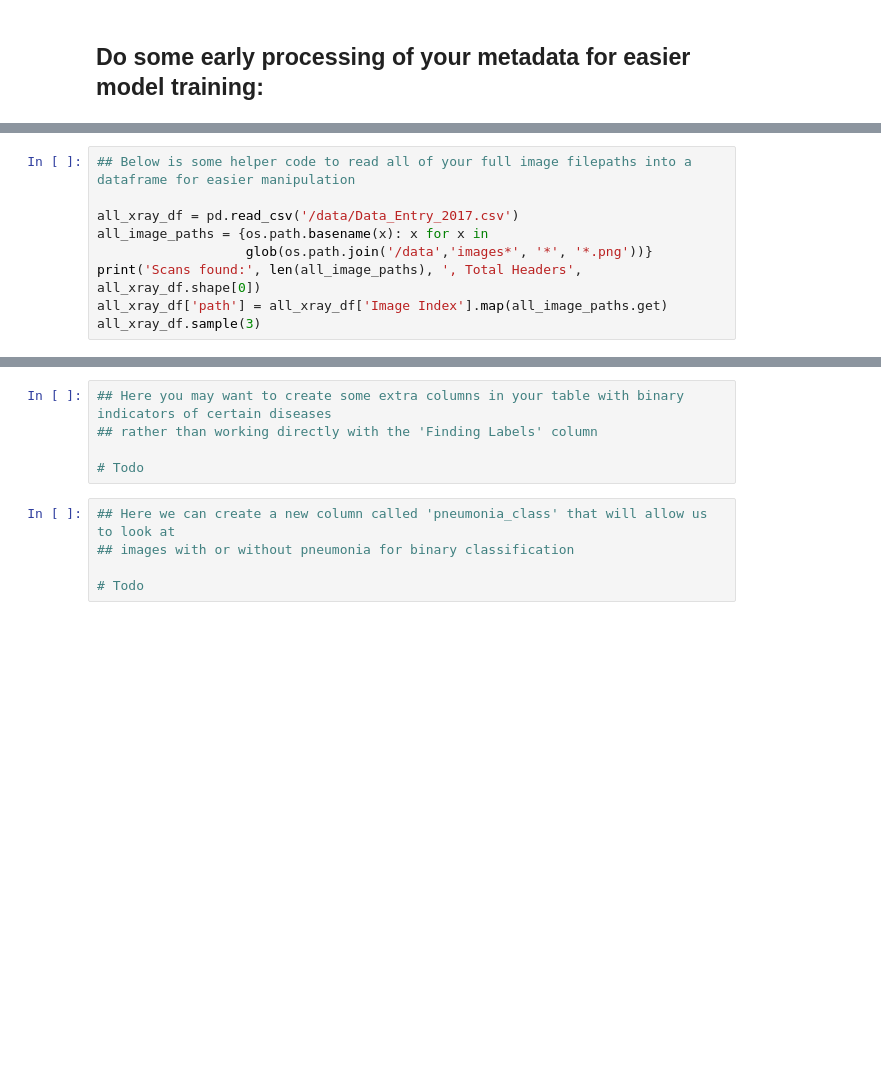
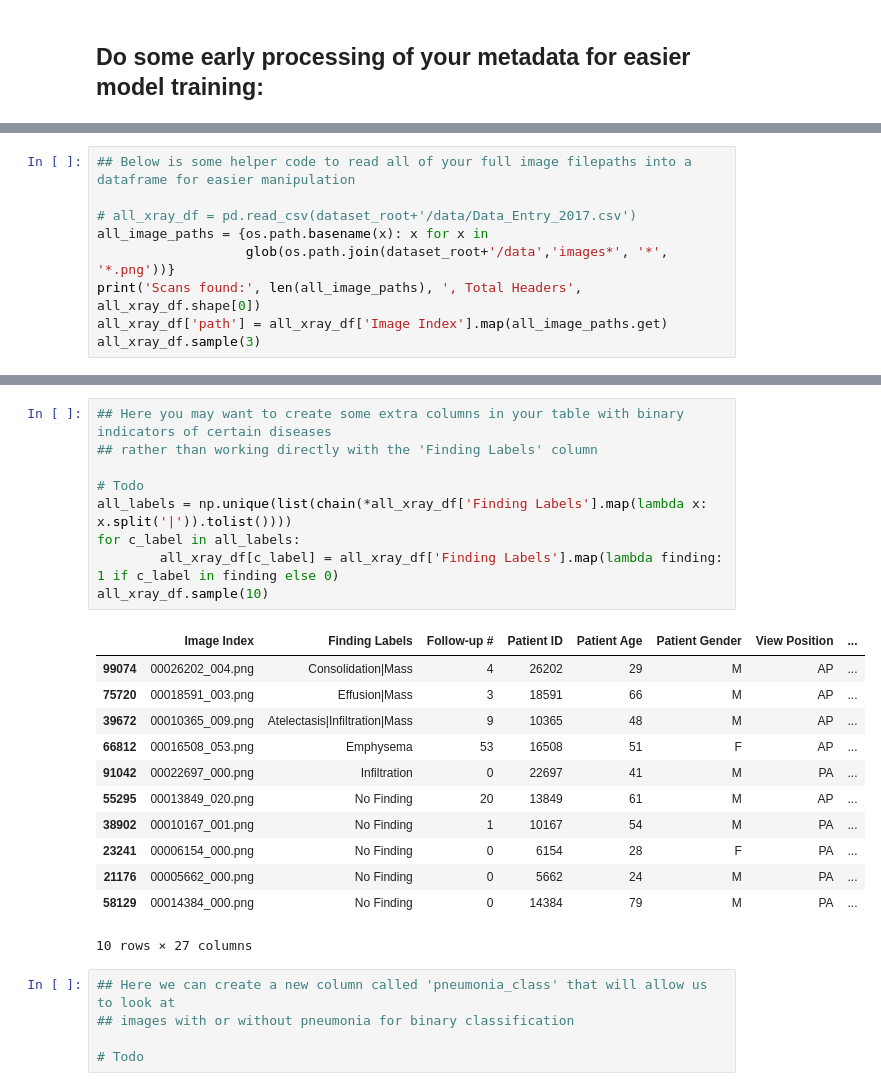
Before and after one commit to fantauzzi/AIHCND_Pneumonia_Detection, a Jupyter notebook: Build and train model.ipynb, the cells around one changed output, grey strips where cells are left out. Cells and saved outputs as stored; diff of their text form; blank space fills up the shorter version.

```diff
--- a/Build and train model.ipynb
+++ b/Build and train model.ipynb
@@ -16,9 +36,9 @@ import matplotlib.pyplot as plt
 # %%
 ## Below is some helper code to read all of your full image filepaths into a dataframe for easier manipulation
 
-all_xray_df = pd.read_csv('/data/Data_Entry_2017.csv')
+# all_xray_df = pd.read_csv(dataset_root+'/data/Data_Entry_2017.csv')
 all_image_paths = {os.path.basename(x): x for x in
-                   glob(os.path.join('/data','images*', '*', '*.png'))}
+                   glob(os.path.join(dataset_root+'/data','images*', '*', '*.png'))}
 print('Scans found:', len(all_image_paths), ', Total Headers', all_xray_df.shape[0])
 all_xray_df['path'] = all_xray_df['Image Index'].map(all_image_paths.get)
 all_xray_df.sample(3)
@@ -25,8 +51,25 @@ all_xray_df.sample(3)
 # %%
 ## Here you may want to create some extra columns in your table with binary indicators of certain diseases
 ## rather than working directly with the 'Finding Labels' column
 
 # Todo
+all_labels = np.unique(list(chain(*all_xray_df['Finding Labels'].map(lambda x: x.split('|')).tolist())))
+for c_label in all_labels:
+        all_xray_df[c_label] = all_xray_df['Finding Labels'].map(lambda finding: 1 if c_label in finding else 0)
+all_xray_df.sample(10)
+# %% [output]
+|  | Image Index | Finding Labels | Follow-up # | Patient ID | Patient Age | Patient Gender | View Position | ... |
+| 99074 | 00026202_004.png | Consolidation|Mass | 4 | 26202 | 29 | M | AP | ... |
+| 75720 | 00018591_003.png | Effusion|Mass | 3 | 18591 | 66 | M | AP | ... |
+| 39672 | 00010365_009.png | Atelectasis|Infiltration|Mass | 9 | 10365 | 48 | M | AP | ... |
+| 66812 | 00016508_053.png | Emphysema | 53 | 16508 | 51 | F | AP | ... |
+| 91042 | 00022697_000.png | Infiltration | 0 | 22697 | 41 | M | PA | ... |
+| 55295 | 00013849_020.png | No Finding | 20 | 13849 | 61 | M | AP | ... |
+| 38902 | 00010167_001.png | No Finding | 1 | 10167 | 54 | M | PA | ... |
+| 23241 | 00006154_000.png | No Finding | 0 | 6154 | 28 | F | PA | ... |
+| 21176 | 00005662_000.png | No Finding | 0 | 5662 | 24 | M | PA | ... |
+| 58129 | 00014384_000.png | No Finding | 0 | 14384 | 79 | M | PA | ... |
+10 rows × 27 columns
 # %%
 ## Here we can create a new column called 'pneumonia_class' that will allow us to look at
 ## images with or without pneumonia for binary classification
```
Also changed, not shown: parts of 5 cells of this notebook, 1 other file.
